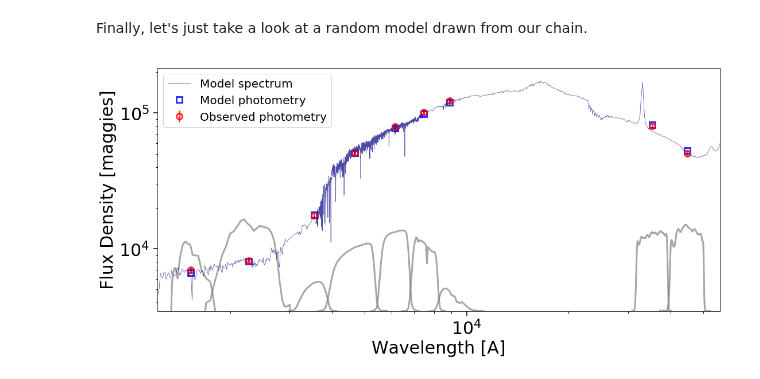
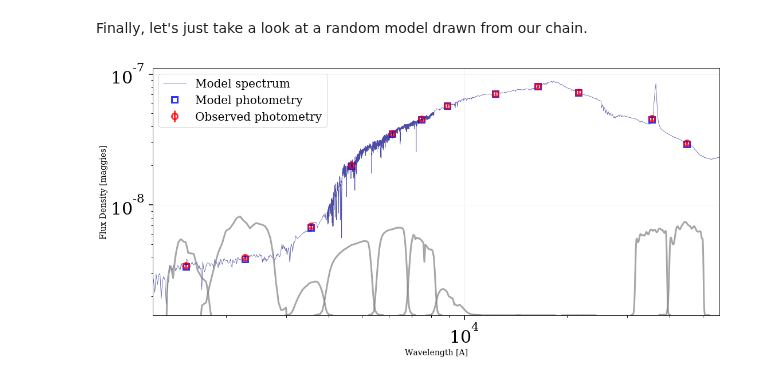
Before and after one commit to bd-j/prospector, a Jupyter notebook: demo/Interactive Demo.ipynb, the cells around one changed output. Saved outputs shown, nothing was run; the diff lists cells and outputs as text; code cells hidden in the pictures.

```diff
--- a/demo/Interactive Demo.ipynb
+++ b/demo/Interactive Demo.ipynb
@@ -365,7 +408,7 @@ from prospect.io import read_results
 Reading our results from our Pickle or HDF5 file is straightforward.
 # %%
 # grab results, powell results, and our corresponding models
-res, pr, mod = read_results.results_from("output/demo_mock_1489033221_mcmc.h5")
+res, pr, mod = results_from("{}_mcmc.h5".format(outroot))
 # %% [markdown]
 To see how our MCMC samples look, we can examine a few traces.
 # %%
@@ -384,33 +430,45 @@ cornerfig = pread.subtriangle(res, start=0, thin=5, truths=theta_truth,
 # %% [markdown]
 Finally, let's just take a look at a random model drawn from our chain.
 # %%
-theta = res['chain'][randint(128), randint(512)] # initial parameters
-mspec, mphot, mextra = model.mean_model(theta, obs, sps=sps) # generate model
+# randomly chosen parameters from chain
+randint = np.random.randint
+nwalkers, niter = run_params['nwalkers'], run_params['niter']
+theta = res['chain'][randint(nwalkers), randint(niter)]
+# generate model
+mspec, mphot, mextra = model.mean_model(theta, obs, sps=sps)
 
 # establish bounds
 xmin, xmax = wphot.min()*0.8, wphot.max()/0.8
-temp = interp(linspace(xmin,xmax,10000), wspec, mspec)
+temp = np.interp(np.linspace(xmin,xmax,10000), wspec * a, mspec)
 ymin, ymax = temp.min()*0.8, temp.max()/0.8
+figure(figsize=(16,8))
 
-# plotting
-figure(figsize=(16,8))
-for i in xrange(len(wphot)):
-    f = obs['filters'][i]
+# plot data and model
+loglog(wspec * a, mspec, label='Model spectrum',
+       lw=0.7, color='navy', alpha=0.7)
+errorbar(wphot, mphot, label='Model photometry',
+         marker='s', markersize=10, alpha=0.8, ls='', lw=3,
+         markerfacecolor='none', markeredgecolor='blue',
+         markeredgewidth=3)
+errorbar(wphot, obs['maggies'], yerr=obs['maggies_unc'],
+         label='Observed photometry', ecolor='red',
+         marker='o', markersize=10, ls='', lw=3, alpha=0.8,
+         markerfacecolor='none', markeredgecolor='red',
+         markeredgewidth=3)
+
+# plot transmission curves
+for f in obs['filters']:
     w, t = f.wavelength.copy(), f.transmission.copy()
     while t.max() > 1:
         t /= 10.
     t = 0.1*(ymax-ymin)*t + ymin
     loglog(w, t, lw=3, color='gray', alpha=0.7)
-loglog(wspec, mspec, lw=0.7, color='navy', alpha=0.7, label='Model spectrum')
-errorbar(wphot, mphot, marker='s', ls='', lw=3, markersize=10,
-         markerfacecolor='none', markeredgecolor='blue', markeredgewidth=3, alpha=0.8, label='Model photometry')
-errorbar(wphot, obs['maggies'], yerr=obs['maggies_unc'], ecolor='red', marker='o', ls='', lw=3, markersize=10,
-         markerfacecolor='none', markeredgecolor='red', markeredgewidth=3, alpha=0.8, label='Observed photometry')
+
 xlabel('Wavelength [A]')
 ylabel('Flux Density [maggies]')
 xlim([xmin, xmax])
 ylim([ymin, ymax])
 legend(loc='best', fontsize=20)
 tight_layout()
 # %% [output]
-[figure, old version]
+[figure, new version]
```
Also changed, not shown: parts of 31 cells of this notebook, 2 other files.
